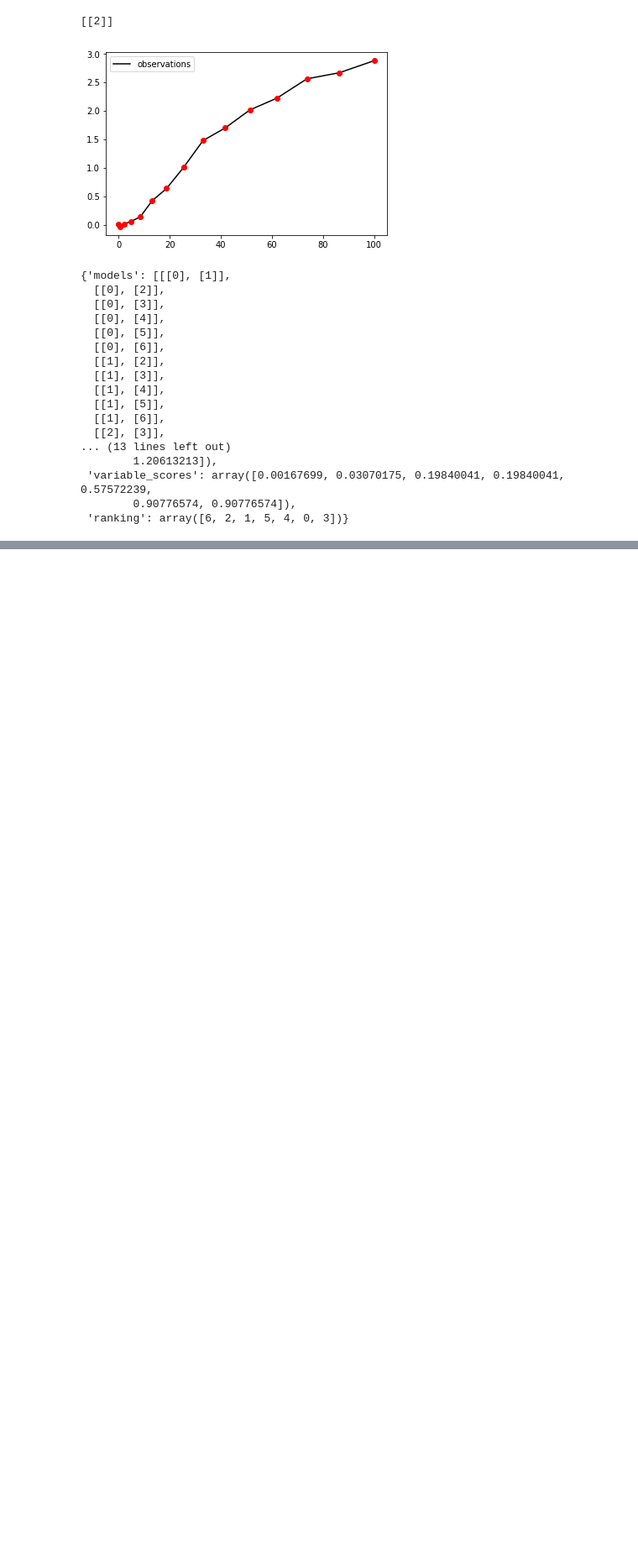
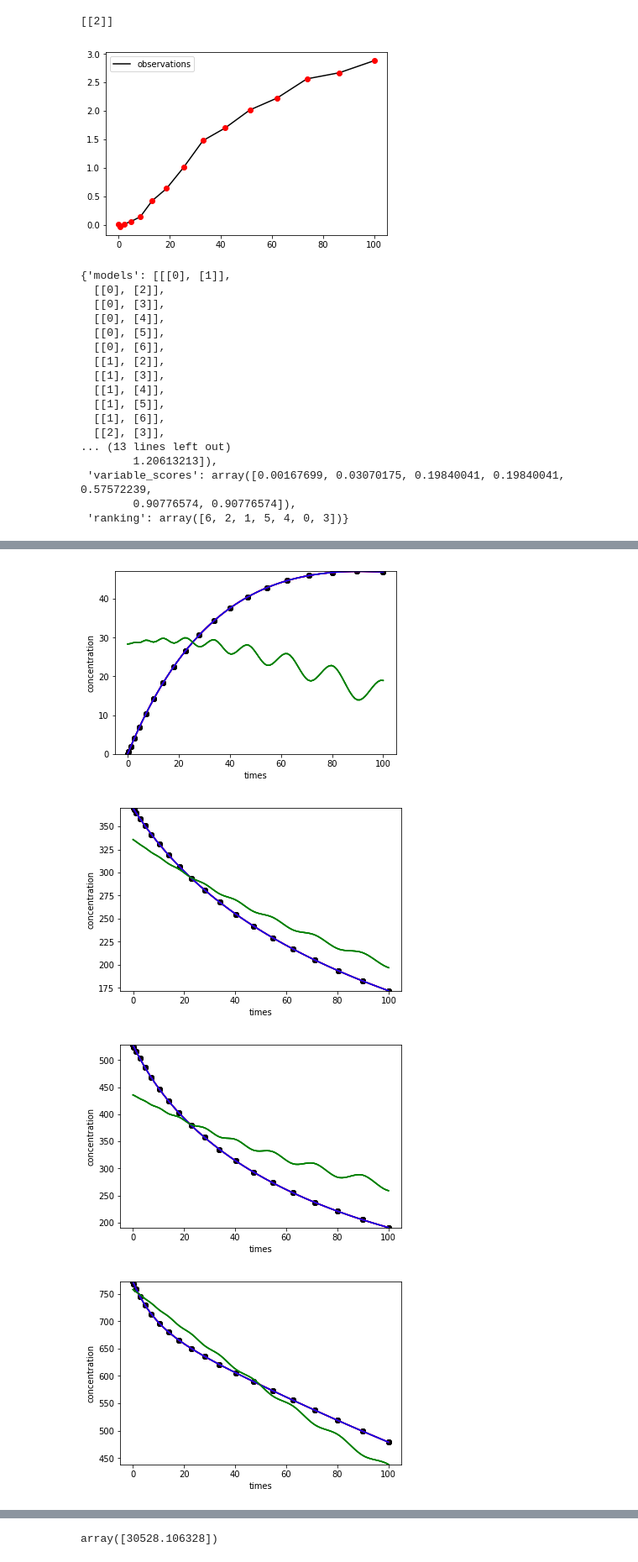
Before and after one commit to NiklasPfister/CausalKinetiX-python, a Jupyter notebook: dev/examples.ipynb, the cells around one changed output, grey strips where cells are left out. Shown: that part at 84% size. Drawn from its saved outputs; the diff is of its cells as text; code cells hidden in the pictures; blank space fills up the shorter version.

```diff
--- a/dev/examples.ipynb
+++ b/dev/examples.ipynb
@@ -204,0 +225,11 @@ CausalKinetiX(D = D, times = time, env=env, target = target, expsize=1)
+# %%
+## Generate data from Maillard reaction
+simulation_obj = generate_data_maillard(target=1, noise=0.5, noise_target=10,
+                                         env=np.array(list(range(5))*3),
+                                         L=20)
+D = simulation_obj["simulated_data"]
+time = simulation_obj["time"]
+env = simulation_obj["env"]
+target = simulation_obj["target"]
+true_model = simulation_obj["true_model"]
+print("target: {}\ntrue_model: {}".format(target, true_model))
@@ -204,0 +244,9 @@ CausalKinetiX(D = D, times = time, env=env, target = target, expsize=1)
+# %%
+CausalKinetiX_modelranking(D, time, env, target,
+                           [true_model],
+                           include_vars=None, show_plot=True, score_type="mean2")
+# %% [output]
+[figure, added]
+[figure, added]
+[figure, added]
+[figure, added]
@@ -204,0 +254 @@ CausalKinetiX(D = D, times = time, env=env, target = target, expsize=1)
+array([30528.106328])
```
Also changed, not shown: parts of 9 cells of this notebook, 6 other files.
